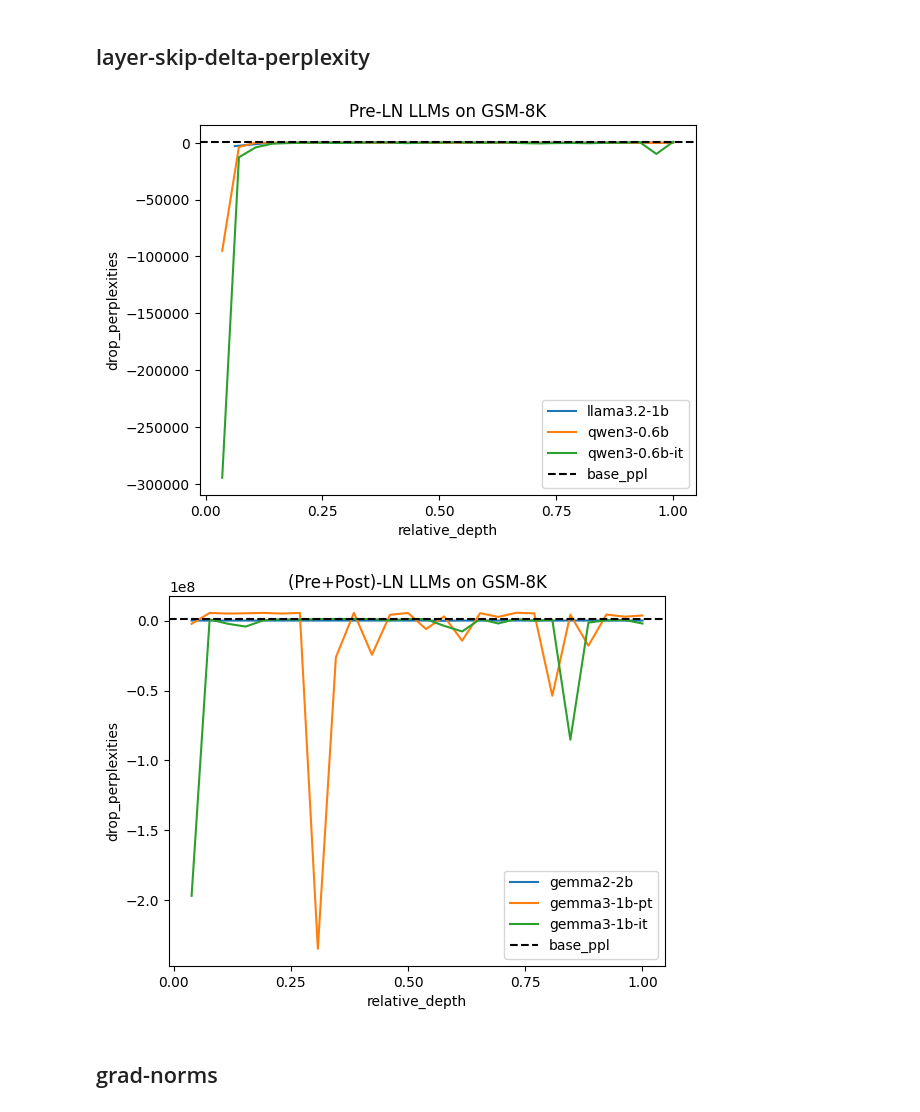
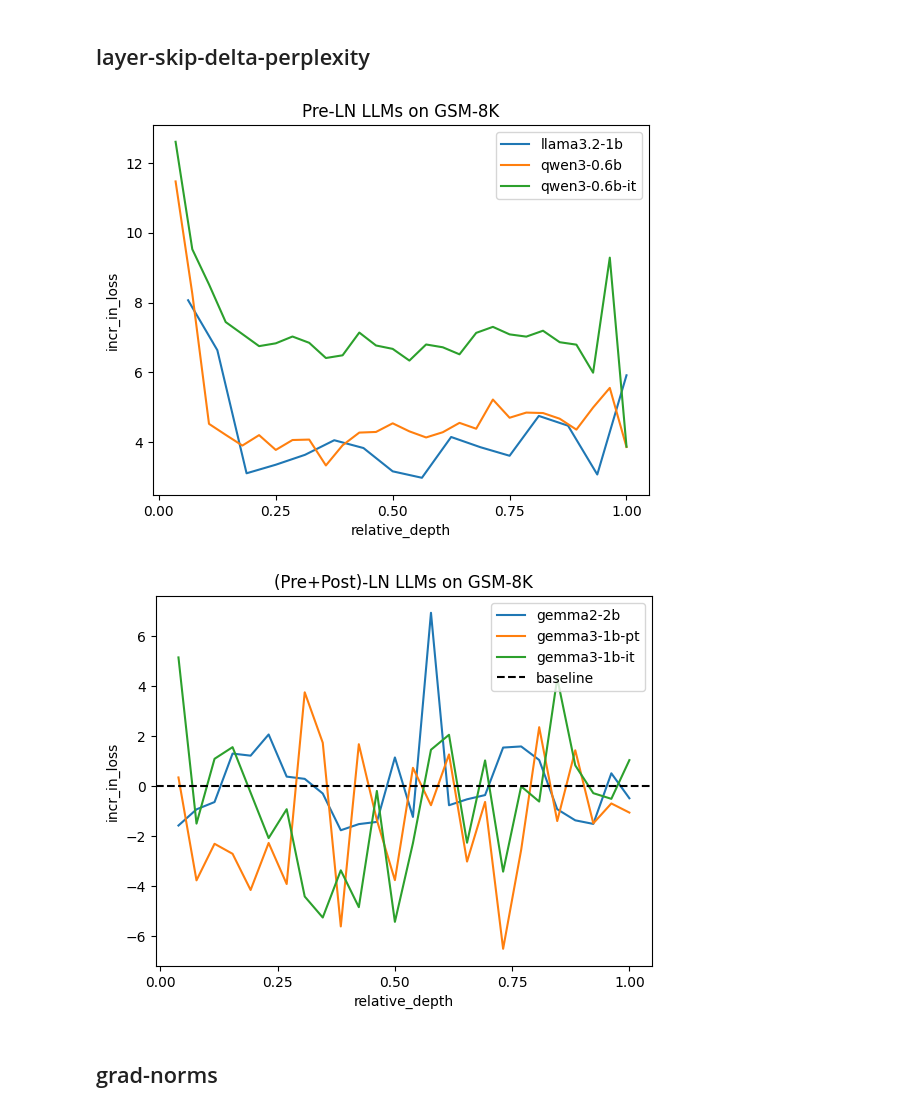
Before and after one commit to jaisidhsingh/llms_and_depth, a Jupyter notebook: notebooks/initial_plots.ipynb, the cells around one changed output. Drawn from its saved outputs; the diff is of its cells as text; code cells hidden in the pictures.

Commit message:
more plots

```diff
--- a/notebooks/initial_plots.ipynb
+++ b/notebooks/initial_plots.ipynb
@@ -121,40 +121,42 @@ plt.show()
 # %%
 for name in ['llama3.2-1b', 'qwen3-0.6b', 'qwen3-0.6b-it']:
     xl = 'relative_depth'
     yl = 'drop_perplexities'
-    x = ppl[name][xl]
+    x = ppl[name][xl] #[3:]
     b = ppl[name]['base_perplexity']
-    y = [b-u for u in ppl[name][yl]]
+    y = np.array([np.log(u)for u in ppl[name][yl]])
+    y = y * 1
 
     plt.plot(x, y, label=name)
     plt.xlabel(xl)
     plt.xticks([i/4 for i in range(5)])
-    plt.ylabel(yl)
+    plt.ylabel('incr_in_loss')
 
-plt.axhline(b, c="black", linestyle="--", label="base_ppl")
+    # plt.axhline(np.log(b), label=f"{name}-base")
 plt.legend()
 plt.title("Pre-LN LLMs on GSM-8K")
 plt.show()
 
 for name in ['gemma2-2b', 'gemma3-1b-pt', 'gemma3-1b-it']:
     xl = 'relative_depth'
     yl = 'drop_perplexities'
     x = ppl[name][xl]
     b = ppl[name]['base_perplexity']
-    y = [b-u for u in ppl[name][yl]]
+    y = np.array([np.log(u) - np.log(b) for u in ppl[name][yl]])
+    y = y * 1
 
     plt.plot(x, y, label=name)
     plt.xlabel(xl)
     plt.xticks([i/4 for i in range(5)])
-    plt.ylabel(yl)
+    plt.ylabel('incr_in_loss')
 
-plt.axhline(b, c="black", linestyle="--", label="base_ppl")
+plt.axhline(np.log(1), c="black", linestyle="--", label="baseline")
 plt.title("(Pre+Post)-LN LLMs on GSM-8K")
 plt.legend()
 plt.show()
 # %% [output]
-[figure, old version]
+[figure, new version]
-[figure, old version]
+[figure, new version]
 # %% [markdown]
 ## grad-norms
 # %%
```
Also changed, not shown: parts of 8 cells of this notebook.
